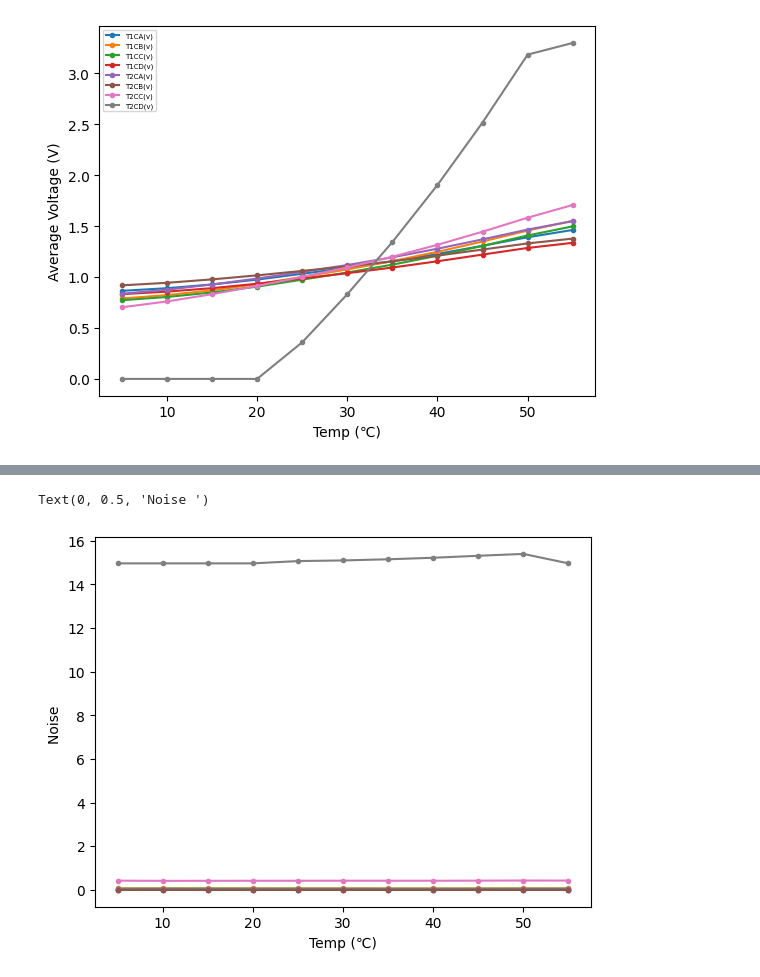
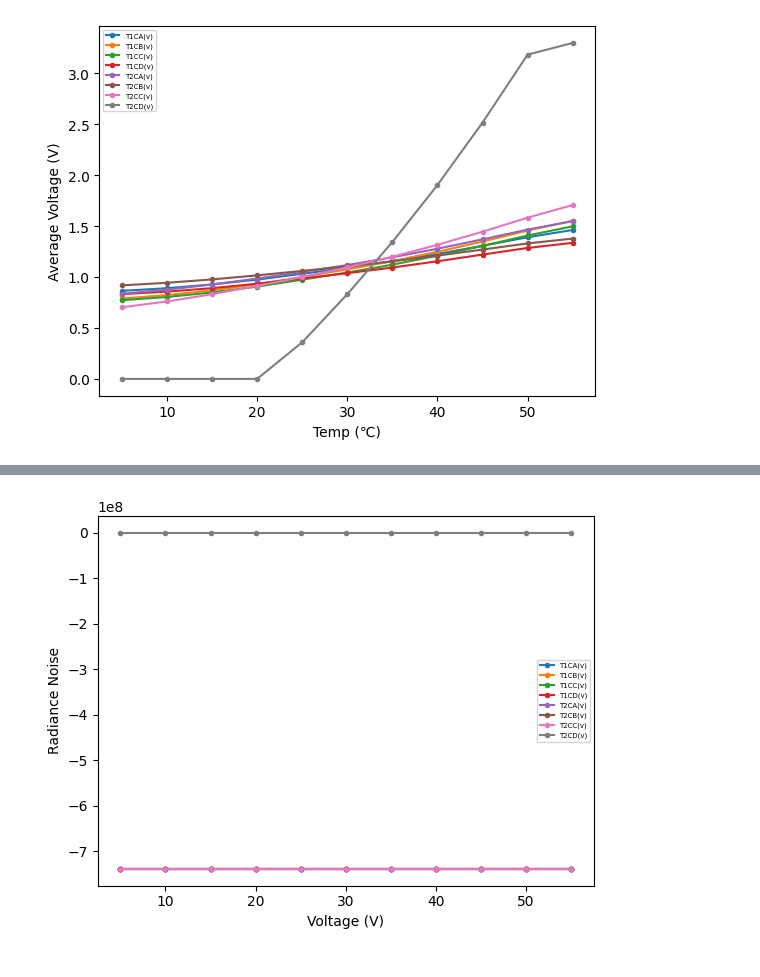
Before and after one commit to RIT-Landsat-Field-Radiometers/Chamber-Testing, a Jupyter notebook: radiometer_jupyter.ipynb, the cells around one changed output, grey strips where cells are left out. Drawn from its saved outputs; the diff is of its cells as text; code cells hidden in the pictures.

```diff
--- a/radiometer_jupyter.ipynb
+++ b/radiometer_jupyter.ipynb
@@ -8,8 +8,16 @@ from IPython.display import display
 from scipy.optimize import curve_fit
 
 if __name__ == '__main__':
-     file = 'radiometer1_30_5-55_061623_sensor.csv'
-     data = pd.read_csv(file)
+     sensor_file = 'Data/radiometer1_30_5-55_061623_sensor.csv'
+     bb_file = 'Data/radiometer1_30_5-55_061623_BB.txt'
+
+     bb_df = pd.read_csv(bb_file)
+     bb_df.to_csv(r'Data/radiometer1_30_5-55_061623_BB.csv', index = None)
+
+     bb_df.columns = ['BB Temp']
+
+     display(bb_df)
+     data = pd.read_csv(sensor_file)
      channel_col = []
      internal_col = []
      nums = [1,2]
@@ -20,6 +28,7 @@ if __name__ == '__main__':
           internal_col.append("T" + str(num) +"Therm(c)")
 
      data[data["Time(ms)"] > 1200000].plot(x = "Time(ms)", y = channel_col)
+     #plt.scatter(bb_index, bb_df['BB Temp'])
      plt.title("Radiometer Channels")
      plt.ylabel("Voltage")
      plt.show()
@@ -171,0 +318,15 @@ plt.grid(color='gray', linestyle='-', linewidth=0.3)
+# %%
+
+
+radiance_popt = {}
+radiance_pcov = {}
+plt.figure()
+for chan in channel_col:
+    radiance_popt[chan], radiance_pcov[chan] = curve_fit(linear_fit, be_radiance["Temperature"], be_radiance[chan])
+
+    temp_to_radiance = linear_fit(data_temp[chan], *temp_popt[chan] )
+    #calc_radiance = [planck_radiance(wavelength, temp) for temp in calc_temp]
+    plt.plot(data_temp["Time(ms)"], temp_to_radiance)
+    plt.xlabel("Time(ms)")
+    plt.ylabel("Radiance")
+    plt.legend(channel_col, fontsize = 5)
@@ -172,16 +335,15 @@ plt.grid(color='gray', linestyle='-', linewidth=0.3)
 # %%
-#Plot noise in temperature domain
-temp_popt = {}
-temp_pcov = {}
+#plot noise NOT WORKING
+wavelength = 11e-6 #wavelength in microns
 plt.figure()
 for chan in channel_col:
     temp_popt[chan], temp_pcov[chan] = curve_fit(linear_fit, ch_avgs[chan], ch_avgs["Temp"])
-    noise = linear_fit(ch_std_dev[chan], *temp_popt[chan] )
 
-    plt.plot(ch_avgs["Temp"], noise, marker = '.')
-    #plt.xlabel("Time (ms)")
-plt.xlabel("Temp (\N{DEGREE CELSIUS})")
-plt.ylabel("Noise ")
+    calc_temp = linear_fit(ch_std_dev[chan], *temp_popt[chan] )
+    calc_radiance = [planck_radiance(wavelength, temp) for temp in calc_temp]
+    plt.plot(ch_avgs["Temp"], calc_radiance, marker = '.')
+    plt.xlabel("Voltage (V)")
+    plt.ylabel("Radiance Noise")
+    plt.legend(channel_col, fontsize = 5)
 # %% [output]
-Text(0, 0.5, 'Noise ')
-[figure, old version]
+[figure, new version]
```
Also changed, not shown: parts of 9 cells of this notebook, 1 other file.
